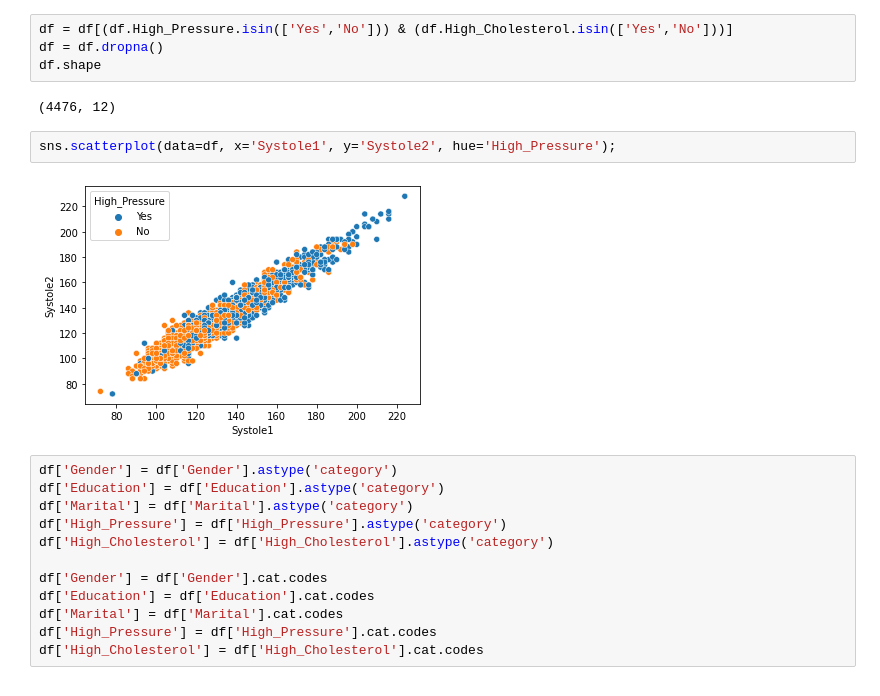
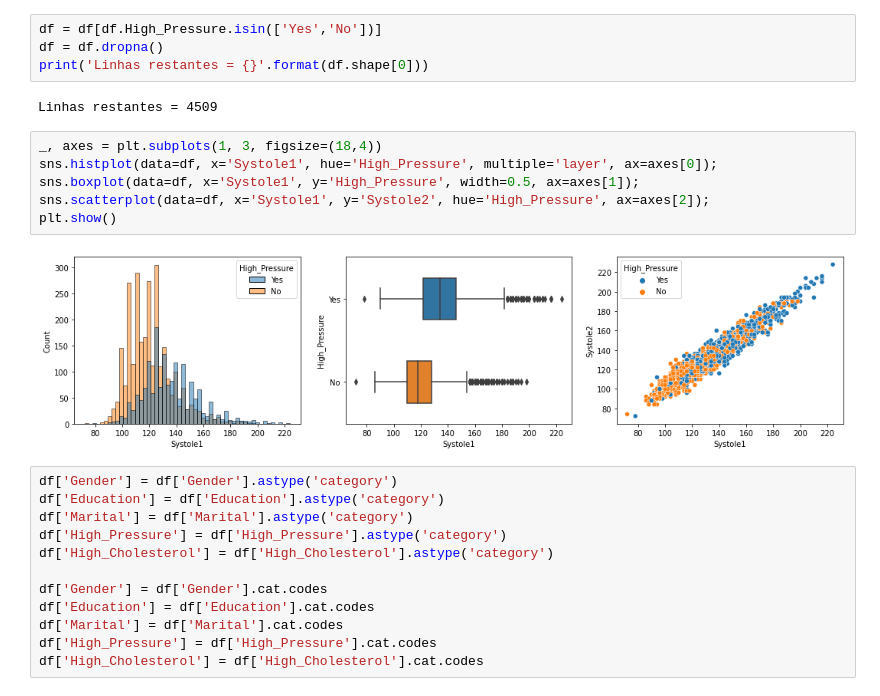
Before and after one commit to vitorp4/Ciencia-de-Dados, a Jupyter notebook: Projeto2.ipynb, the cells around one changed output. Drawn from its saved outputs; the diff is of its cells as text.

```diff
--- a/Projeto2.ipynb
+++ b/Projeto2.ipynb
@@ -104,13 +110,17 @@ df.shape
 # %%
-df = df[(df.High_Pressure.isin(['Yes','No'])) & (df.High_Cholesterol.isin(['Yes','No']))]
+df = df[df.High_Pressure.isin(['Yes','No'])]
 df = df.dropna()
-df.shape
+print('Linhas restantes = {}'.format(df.shape[0]))
 # %% [output]
-(4476, 12)
+Linhas restantes = 4509
-# %%
-sns.scatterplot(data=df, x='Systole1', y='Systole2', hue='High_Pressure');
-# %% [output]
-[figure, removed]
+# %%
+_, axes = plt.subplots(1, 3, figsize=(18,4))
+sns.histplot(data=df, x='Systole1', hue='High_Pressure', multiple='layer', ax=axes[0]);
+sns.boxplot(data=df, x='Systole1', y='High_Pressure', width=0.5, ax=axes[1]);
+sns.scatterplot(data=df, x='Systole1', y='Systole2', hue='High_Pressure', ax=axes[2]);
+plt.show()
+# %% [output]
+[figure, added]
 # %%
 df['Gender'] = df['Gender'].astype('category')
 df['Education'] = df['Education'].astype('category')
```
Also changed, not shown: parts of 12 cells of this notebook.
